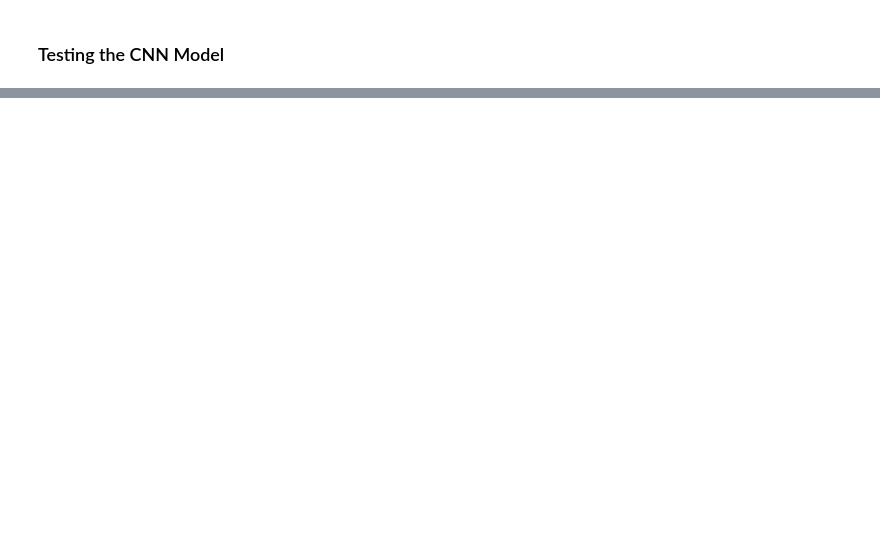
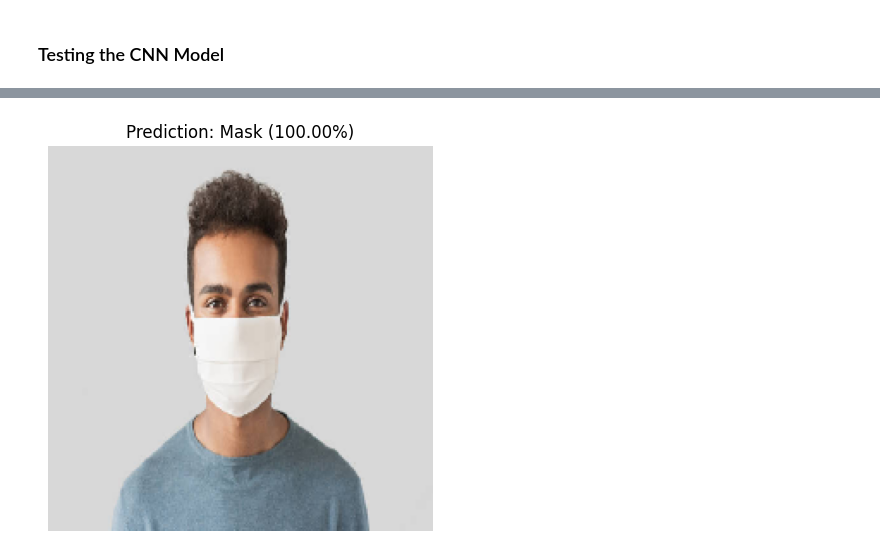
Before and after one commit to ismailfaridi/Face-Mask-Detection-System, a Jupyter notebook: cnn_model.ipynb, the cells around one changed output, grey strips where cells are left out. Saved outputs shown, nothing was run; the diff lists cells and outputs as text; code cells hidden in the pictures; blank space fills up the shorter version.

```diff
--- a/cnn_model.ipynb
+++ b/cnn_model.ipynb
@@ -156,0 +249,46 @@ model.compile(optimizer='Adam', loss='binary_crossentropy', metrics=['accuracy']
+# %%
+# 2. Define a function to test and visualize a new image
+def test_image(image_path, model, image_size=(224, 224)):
+    """Loads an image, makes a prediction, and displays the result."""
+
+    # Load the image and resize it to match the model's expected input
+    img = load_img(image_path, target_size=image_size)
+
+    # Convert the image to a NumPy array
+    img_array = img_to_array(img)
+
+    # Add a "batch" dimension.
+    # The model expects batches of images (e.g., shape: 32, 224, 224, 3).
+    # This turns our single image into a batch of 1 (shape: 1, 224, 224, 3).
+    img_array = tf.expand_dims(img_array, 0)
+
+    # Make the prediction!
+    # The output will be a single probability between 0.0 and 1.0
+    prediction = model.predict(img_array)
+    score = prediction[0][0]
+
+    # 3. Interpret the result
+    # Assuming standard alphabetical folder loading:
+    # Class 0 = "with_mask", Class 1 = "without_mask"
+    if score >= 0.5:
+        label = "No Mask"
+        confidence = score * 100
+    else:
+        label = "Mask"
+        # Invert the score to get the confidence for the "Mask" class
+        confidence = (1 - score) * 100
+
+    # 4. Display the image with the prediction
+    plt.figure(figsize=(5, 5))
+    plt.imshow(img)
+    plt.title(f"Prediction: {label} ({confidence:.2f}%)")
+    plt.axis("off")
+    plt.show()
+# %%
+# --- Run the Test ---
+# Replace 'path/to/your/test_image.jpg' with an actual image file on your computer
+TEST_IMAGE_PATH = './image.png'
+
+# Assuming your IMG_SIZE was (224, 224). Change it to (128, 128) if you used that instead!
+test_image(TEST_IMAGE_PATH, loaded_model, image_size=(224, 224))
+# %% [output]
@@ -156,0 +296 @@ model.compile(optimizer='Adam', loss='binary_crossentropy', metrics=['accuracy']
+[figure, added]
```
Also changed, not shown: parts of 13 cells of this notebook, 1 other file.
